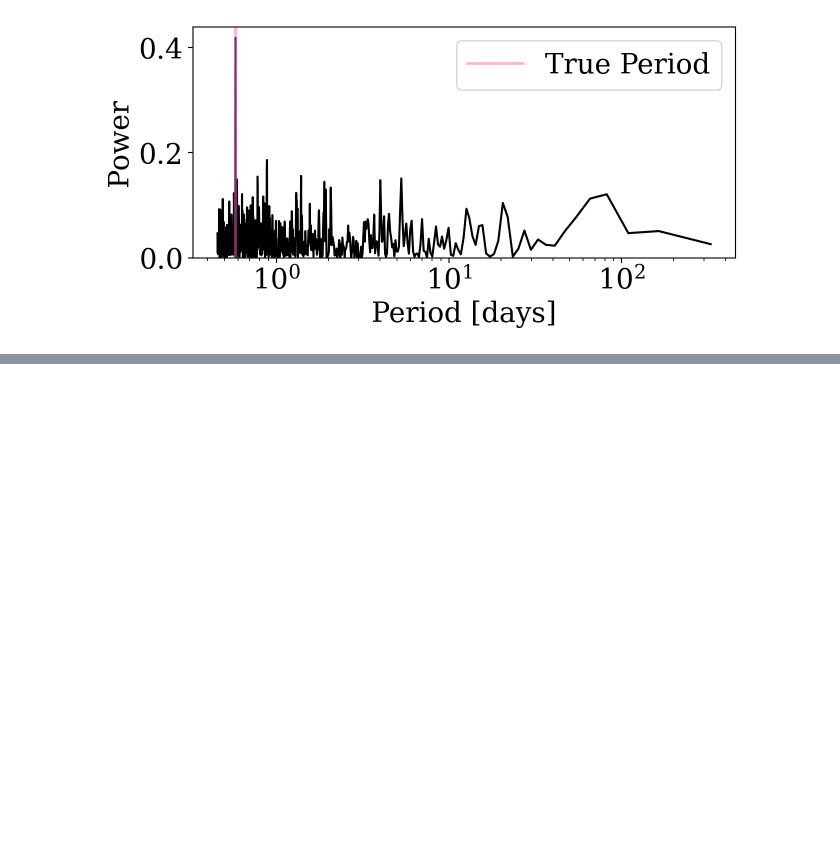
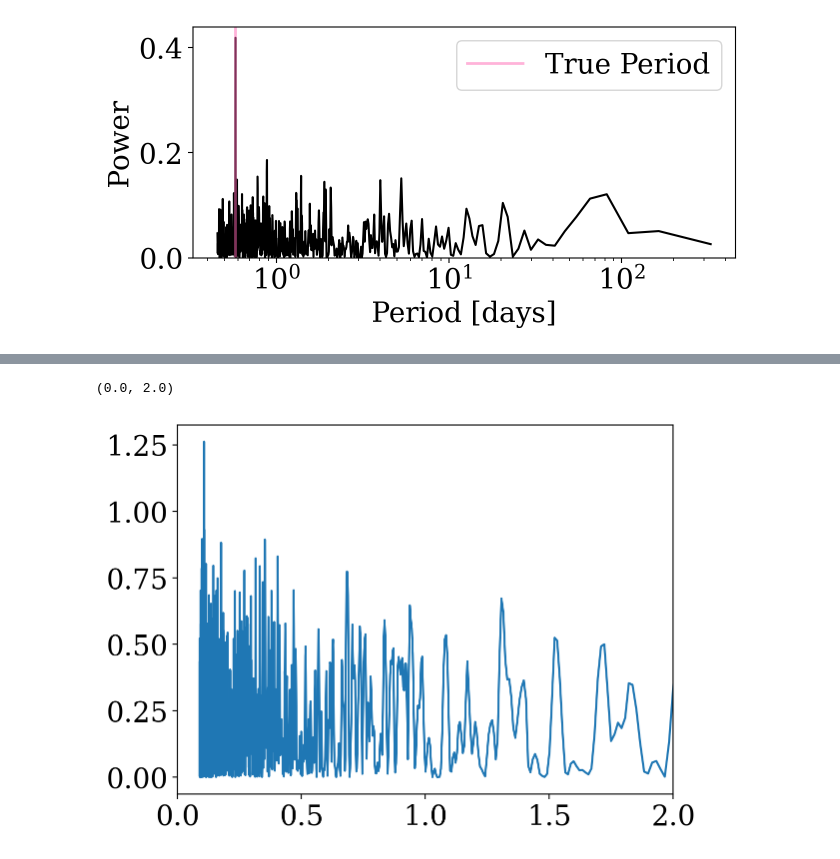
Before and after one commit to AndyTza/PeriodicLSSTScaps, a Jupyter notebook: tutorials/[Tutorial 3.0 - 23] - Single Band Astropy LombScargle Implementation.ipynb, the cells around one changed output, grey strips where cells are left out. Saved outputs shown, nothing was run; the diff lists cells and outputs as text; code cells hidden in the pictures; blank space fills up the shorter version.

```diff
--- a/tutorials/[Tutorial 3.0 - 23] - Single Band Astropy LombScargle Implementation.ipynb
+++ b/tutorials/[Tutorial 3.0 - 23] - Single Band Astropy LombScargle Implementation.ipynb
@@ -112,0 +133,13 @@ plt.minorticks_on
+# %%
+lsp = LombScargle(times,
+                  fluxes,
+                  eers,
+                  fit_mean=True,
+                  center_data=True,
+                  nterms=1,
+                 normalization='standard')
+# %%
+# Determine optimal frequency grid
+f_grid = compute_optimized_periodogram_grid(times,
+                                            oversampling_factor=5, nyquist_factor=100)
+power = lsp.power(f_grid) # compute power
@@ -112,0 +151,6 @@ plt.minorticks_on
+# %%
+plt.plot(1/f_grid, power)
+plt.xlim(0, 2)
+# %% [output]
+(0.0, 2.0)
+[figure, added]
```
Also changed, not shown: parts of 7 cells of this notebook, 3 other files.
